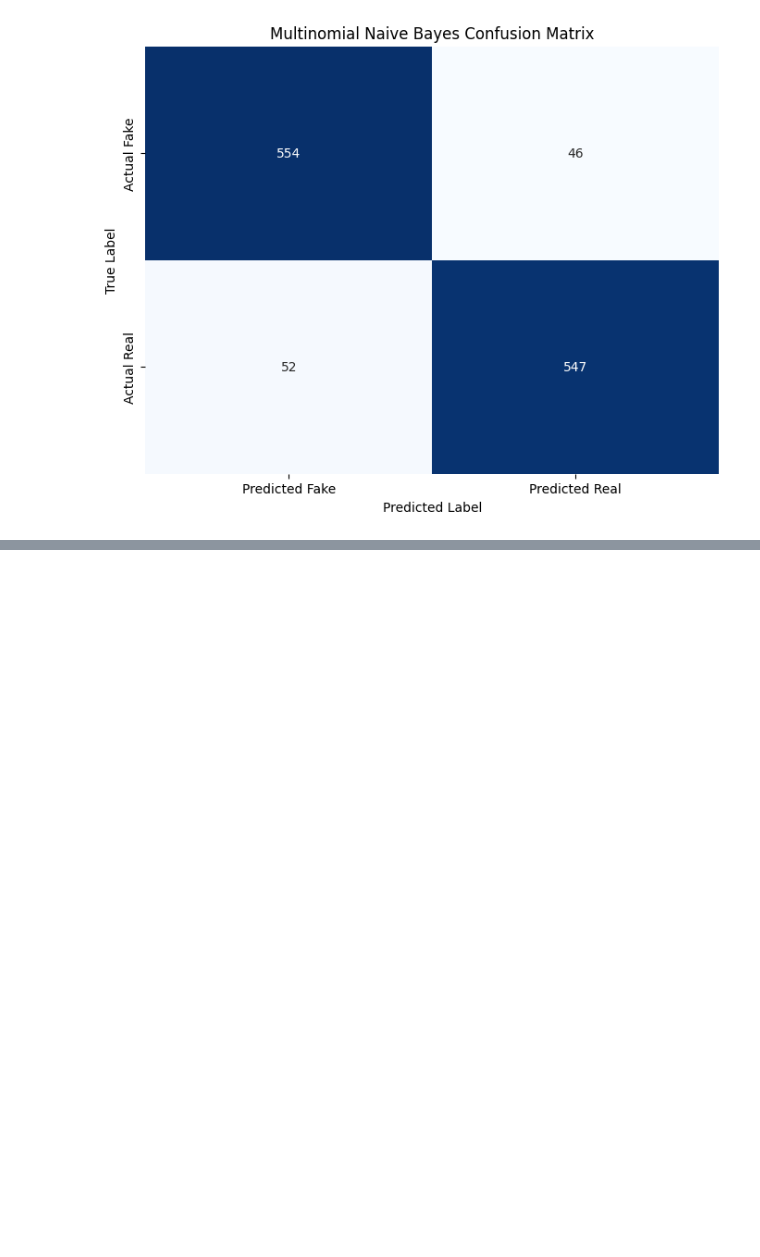
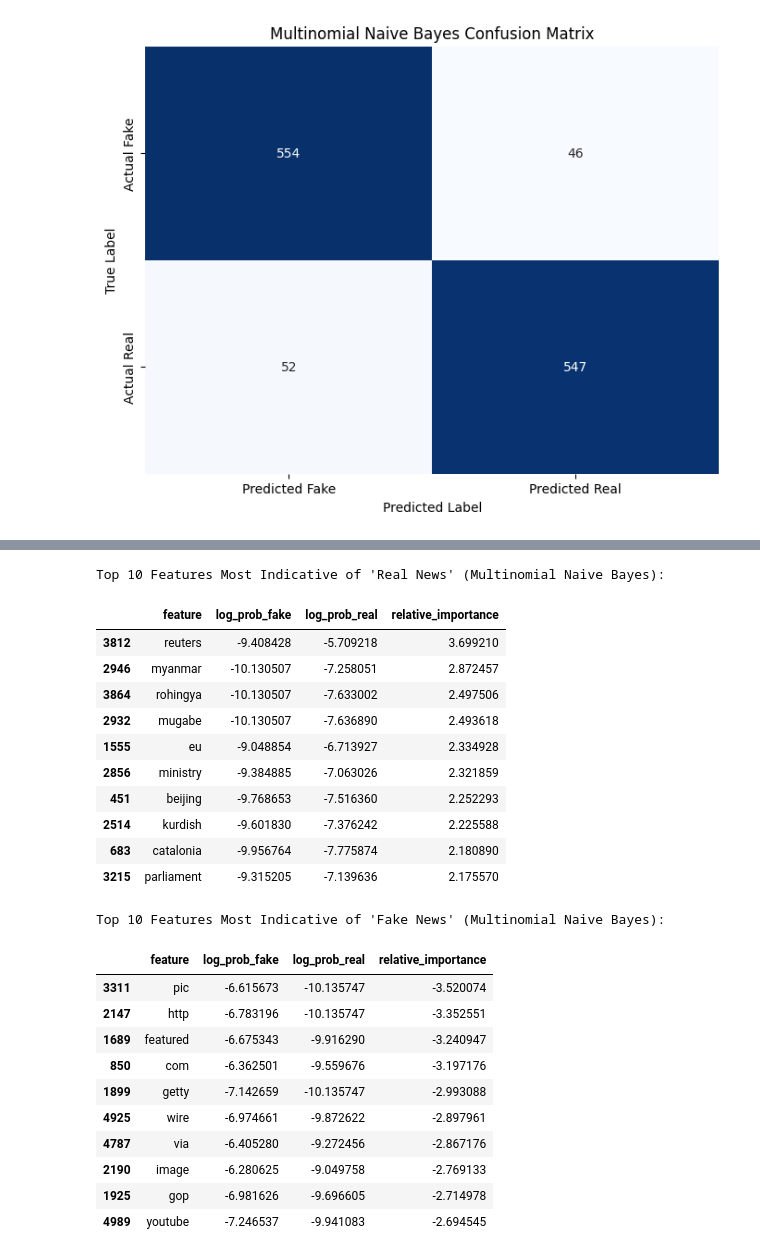
Before and after one commit to kxrrym03/Fake-News-Detection, a Jupyter notebook: Fake_News_Detection.ipynb, the cells around one changed output, grey strips where cells are left out. Saved outputs shown, nothing was run; the diff lists cells and outputs as text; code cells hidden in the pictures; blank space fills up the shorter version.

```diff
--- a/Fake_News_Detection.ipynb
+++ b/Fake_News_Detection.ipynb
@@ -535,0 +538,16 @@ plt.show()
+# %%
+# Get feature names from the TF-IDF vectorizer
+feature_names = tfidf_vectorizer.get_feature_names_out()
+
+# Logistic Regression Feature Importance
+
+lr_coef = model.coef_[0]
+lr_feature_importance = pd.DataFrame({
+    'feature': feature_names,
+    'coefficient': lr_coef,
+    'abs_coefficient': np.abs(lr_coef)
+})
+lr_feature_importance = lr_feature_importance.sort_values(by='abs_coefficient', ascending=False)
+
+print("\nTop 10 Most Important Features for Logistic Regression:")
+display(lr_feature_importance.head(10))
@@ -535,0 +567,50 @@ plt.show()
+# %%
+# Multinomial Naive Bayes Feature Importance
+
+mnb_log_prob_fake = mnb_model.feature_log_prob_[0] # Log probabilities for class 0 (Fake)
+mnb_log_prob_real = mnb_model.feature_log_prob_[1] # Log probabilities for class 1 (Real)
+
+# Calculate the difference for relative importance
+mnb_relative_importance = mnb_log_prob_real - mnb_log_prob_fake
+
+mnb_feature_importance = pd.DataFrame({
+    'feature': feature_names,
+    'log_prob_fake': mnb_log_prob_fake,
+    'log_prob_real': mnb_log_prob_real,
+    'relative_importance': mnb_relative_importance
+})
+
+# Sort by relative importance to see features strongly indicating 'real' news
+mnb_features_real = mnb_feature_importance.sort_values(by='relative_importance', ascending=False)
+print("\nTop 10 Features Most Indicative of 'Real News' (Multinomial Naive Bayes):")
+display(mnb_features_real.head(10))
+
+# Sort by relative importance to see features strongly indicating 'fake' news
+mnb_features_fake = mnb_feature_importance.sort_values(by='relative_importance', ascending=True)
+print("\nTop 10 Features Most Indicative of 'Fake News' (Multinomial Naive Bayes):")
+display(mnb_features_fake.head(10))
+# %% [output]
+Top 10 Features Most Indicative of 'Real News' (Multinomial Naive Bayes):
+|  | feature | log_prob_fake | log_prob_real | relative_importance |
+| 3812 | reuters | -9.408428 | -5.709218 | 3.699210 |
+| 2946 | myanmar | -10.130507 | -7.258051 | 2.872457 |
+| 3864 | rohingya | -10.130507 | -7.633002 | 2.497506 |
+| 2932 | mugabe | -10.130507 | -7.636890 | 2.493618 |
+| 1555 | eu | -9.048854 | -6.713927 | 2.334928 |
+| 2856 | ministry | -9.384885 | -7.063026 | 2.321859 |
+| 451 | beijing | -9.768653 | -7.516360 | 2.252293 |
+| 2514 | kurdish | -9.601830 | -7.376242 | 2.225588 |
+| 683 | catalonia | -9.956764 | -7.775874 | 2.180890 |
+| 3215 | parliament | -9.315205 | -7.139636 | 2.175570 |
+Top 10 Features Most Indicative of 'Fake News' (Multinomial Naive Bayes):
+|  | feature | log_prob_fake | log_prob_real | relative_importance |
+| 3311 | pic | -6.615673 | -10.135747 | -3.520074 |
+| 2147 | http | -6.783196 | -10.135747 | -3.352551 |
+| 1689 | featured | -6.675343 | -9.916290 | -3.240947 |
+| 850 | com | -6.362501 | -9.559676 | -3.197176 |
+| 1899 | getty | -7.142659 | -10.135747 | -2.993088 |
+| 4925 | wire | -6.974661 | -9.872622 | -2.897961 |
+| 4787 | via | -6.405280 | -9.272456 | -2.867176 |
+| 2190 | image | -6.280625 | -9.049758 | -2.769133 |
+| 1925 | gop | -6.981626 | -9.696605 | -2.714978 |
+| 4989 | youtube | -7.246537 | -9.941083 | -2.694545 |
```
Also changed, not shown: parts of 2 cells of this notebook.
